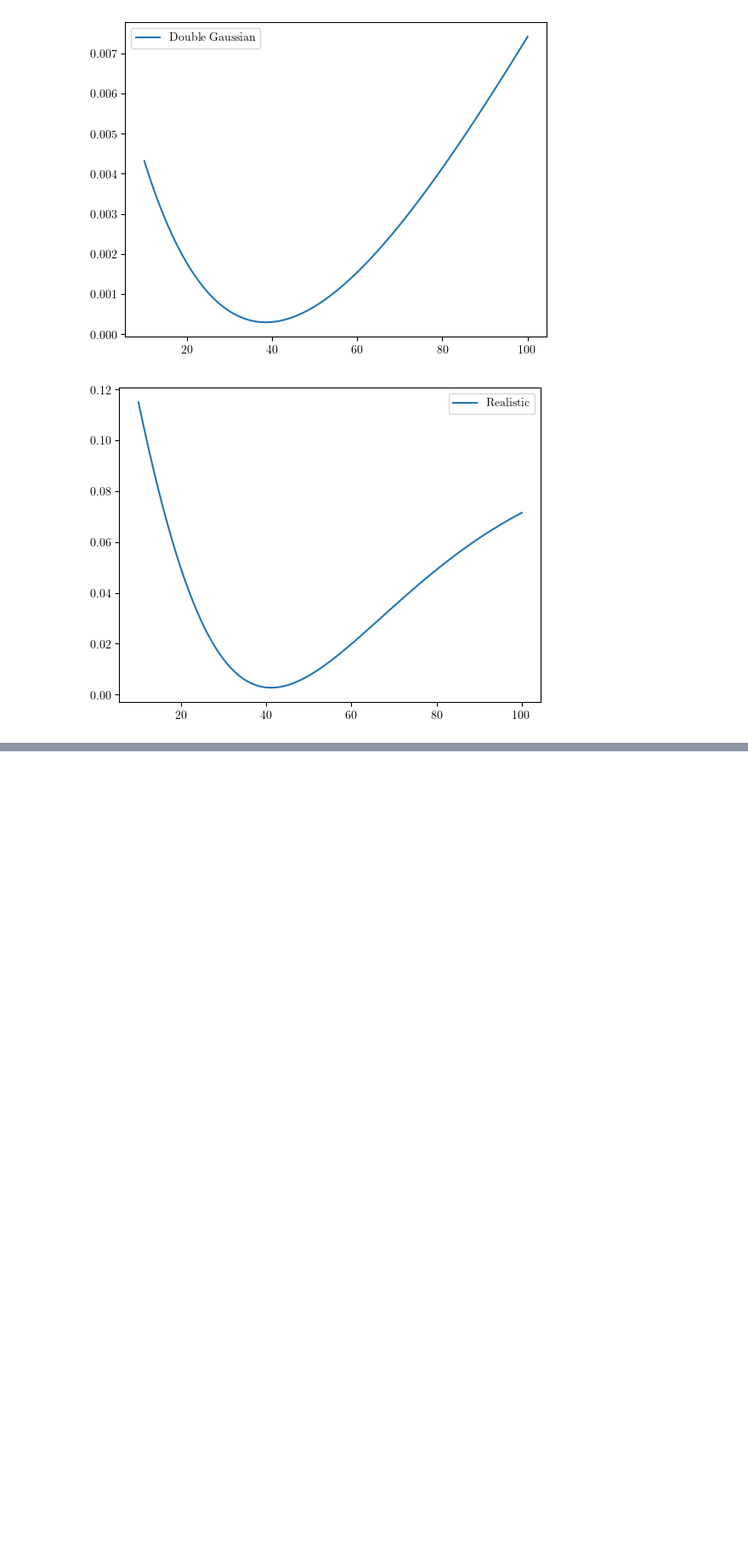
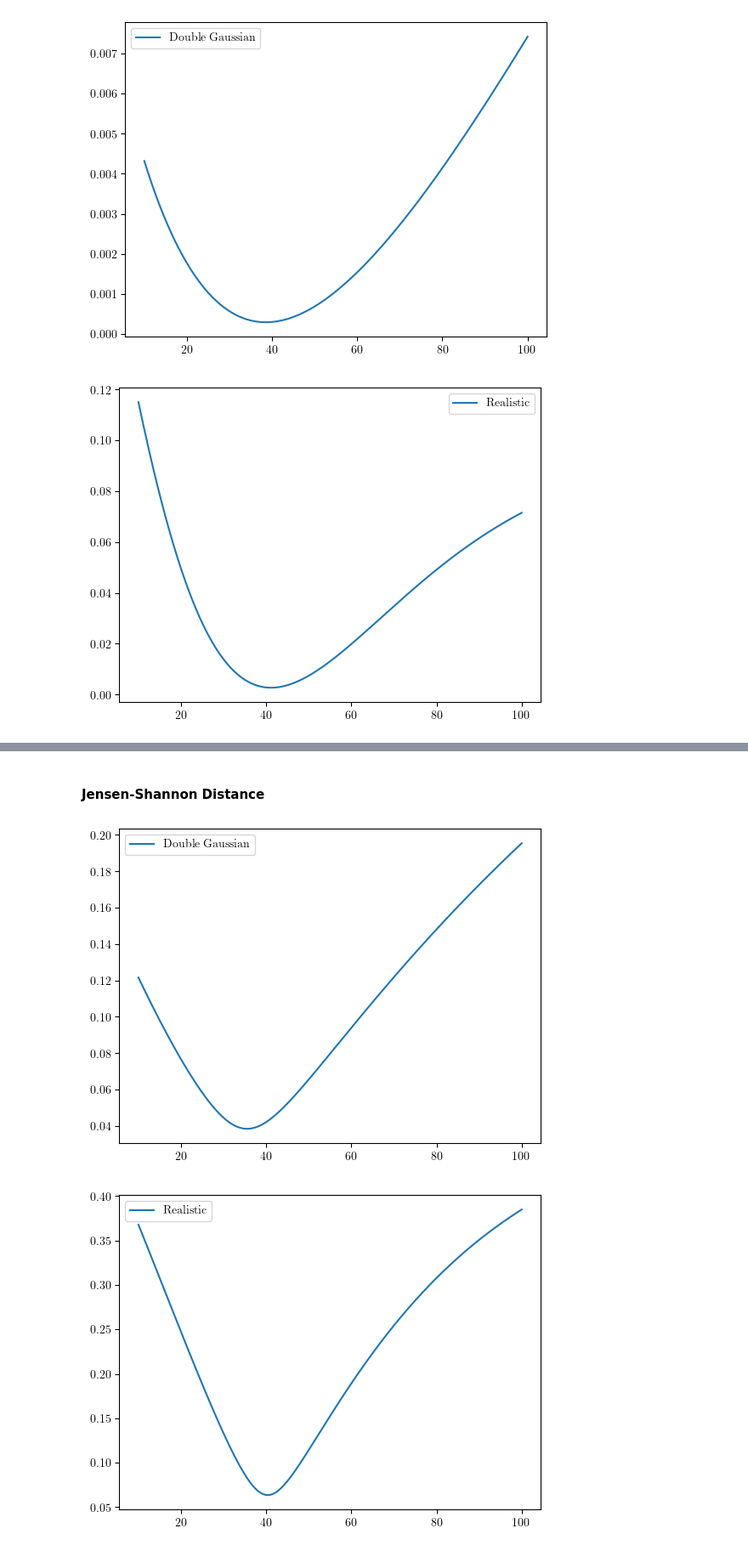
Before and after one commit to thomasckng/population_analysis, a Jupyter notebook: H0_test/distributions.ipynb, the cells around one changed output, grey strips where cells are left out. Shown at 85% size. Cells and saved outputs as stored; diff of their text form; code cells hidden in the pictures; blank space fills up the shorter version.

```diff
--- a/H0_test/distributions.ipynb
+++ b/H0_test/distributions.ipynb
@@ -196,0 +194,19 @@ H0_double_gaussian, H0_realistic
+# %% [markdown]
+#### Jensen-Shannon Distance
+# %%
+double_gaussian_figaro = np.loadtxt("/Users/thomas.ng/Documents/GitHub/population_analysis/H0_test/double_gaussian/prob_density.txt")
+realistic_figaro = np.loadtxt("/Users/thomas.ng/Documents/GitHub/population_analysis/H0_test/realistic/prob_density.txt")
+# %%
+double_gaussian_jsd = jsd(p_double_gaussian, np.full((len(H0), len(mz)), np.interp(mz, double_gaussian_figaro[:,0], double_gaussian_figaro[:,1])).T)
+realistic_jsd = jsd(p_realistic, np.full((len(H0), len(mz)), np.interp(mz, realistic_figaro[:,0], realistic_figaro[:,1])).T)
+# %%
+plt.plot(H0, double_gaussian_jsd, label = "Double Gaussian")
+plt.legend()
+plt.show()
+
+plt.plot(H0, realistic_jsd, label = "Realistic")
+plt.legend()
+plt.show()
+# %% [output]
+[figure, added]
+[figure, added]
```
Also changed, not shown: parts of 9 cells of this notebook.
